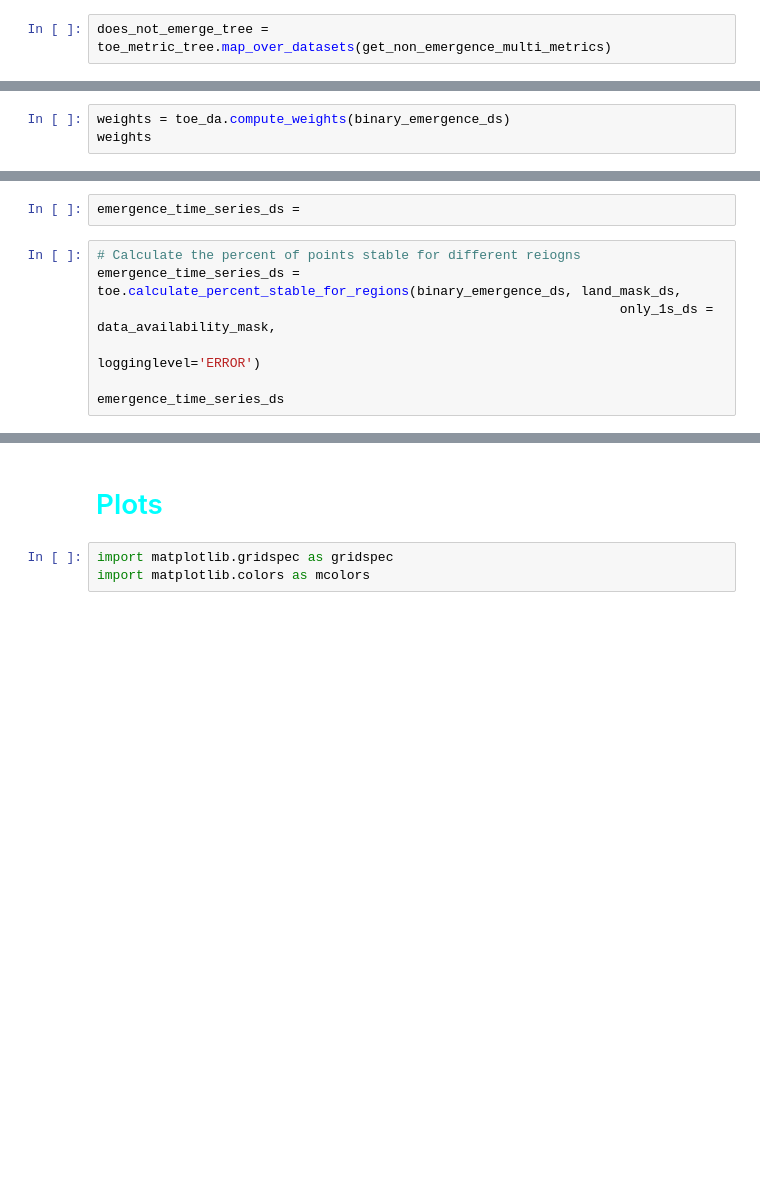
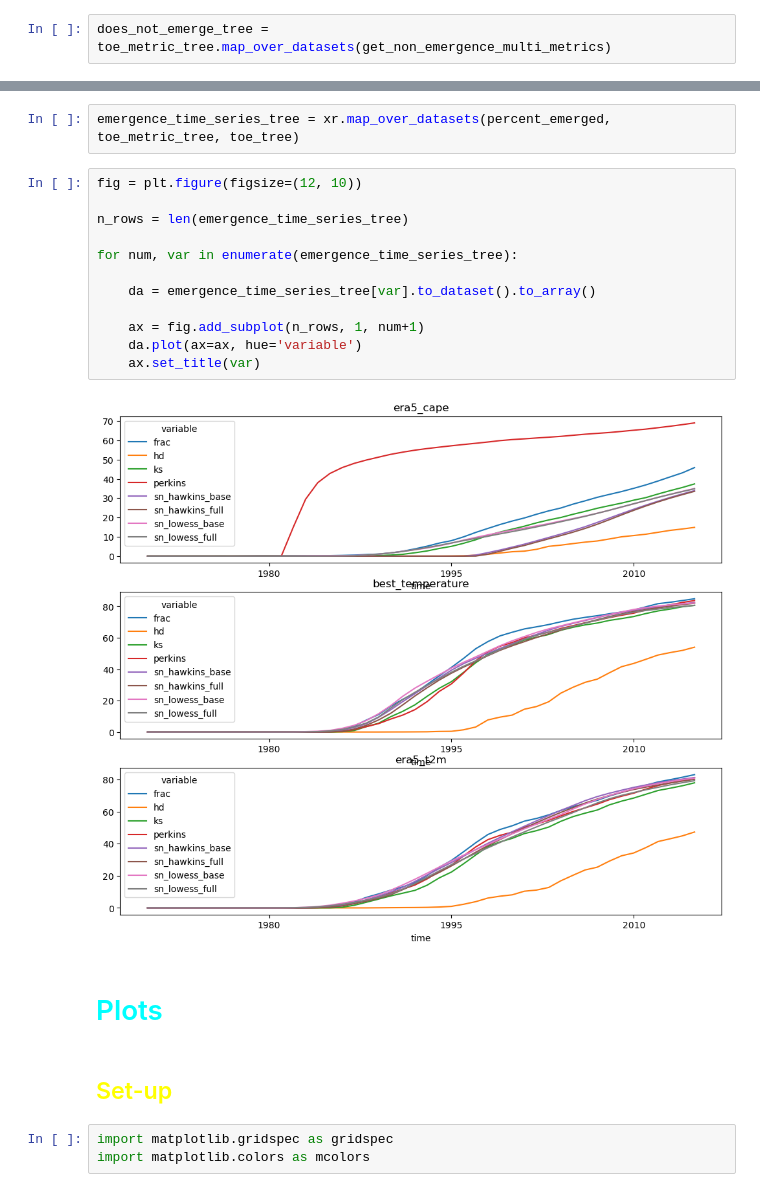
Before and after one commit to alexborowiak/time_of_emergene_drafts, a Jupyter notebook: toplevel_notebooks/05_toe_plots_v2.ipynb, the cells around one changed output, grey strips where cells are left out. Drawn from its saved outputs; the diff is of its cells as text; blank space fills up the shorter version.

```diff
--- a/toplevel_notebooks/05_toe_plots_v2.ipynb
+++ b/toplevel_notebooks/05_toe_plots_v2.ipynb
@@ -282,3 +343,0 @@ binary_emergence_ds = xr.apply_ufunc(
-# %%
-weights = toe_da.compute_weights(binary_emergence_ds)
-weights
@@ -305,9 +343,0 @@ toe_da.percentage_lat_lons(ds_region, only_1s_ds_region, weights)
-# %%
-emergence_time_series_ds =
-# %%
-# Calculate the percent of points stable for different reiogns
-emergence_time_series_ds = toe.calculate_percent_stable_for_regions(binary_emergence_ds, land_mask_ds,
-                                                                   only_1s_ds = data_availability_mask,
-                                                                    logginglevel='ERROR')
-
-emergence_time_series_ds
@@ -348,5 +384,23 @@ emergence_time_series_ds
+# %%
+emergence_time_series_tree = xr.map_over_datasets(percent_emerged, toe_metric_tree, toe_tree)
+# %%
+fig = plt.figure(figsize=(12, 10))
+
+n_rows = len(emergence_time_series_tree)
+
+for num, var in enumerate(emergence_time_series_tree):
+
+    da = emergence_time_series_tree[var].to_dataset().to_array()
+
+    ax = fig.add_subplot(n_rows, 1, num+1)
+    da.plot(ax=ax, hue='variable')
+    ax.set_title(var)
+# %% [output]
+[figure, added]
 # %% [markdown]
 <h1 style='color:cyan'> Plots</h1>
+# %% [markdown]
+<h2 style='color:yellow'> Set-up </h2>
 # %%
 import matplotlib.gridspec as gridspec
 import matplotlib.colors as mcolors
```
Also changed, not shown: parts of 56 cells of this notebook.
